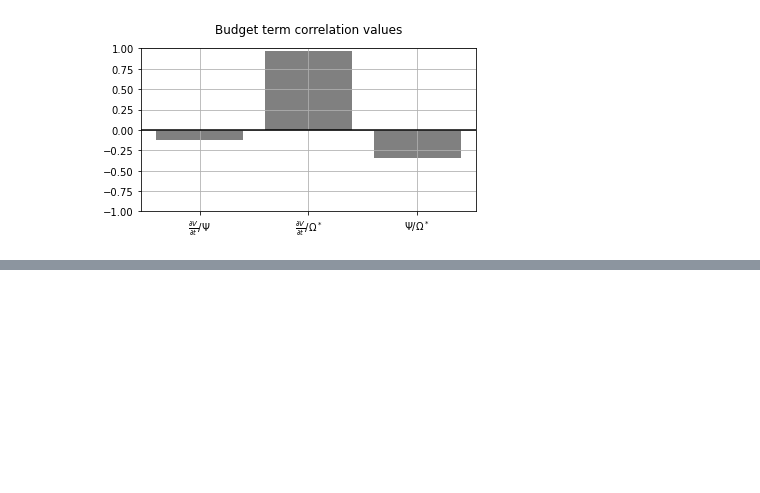
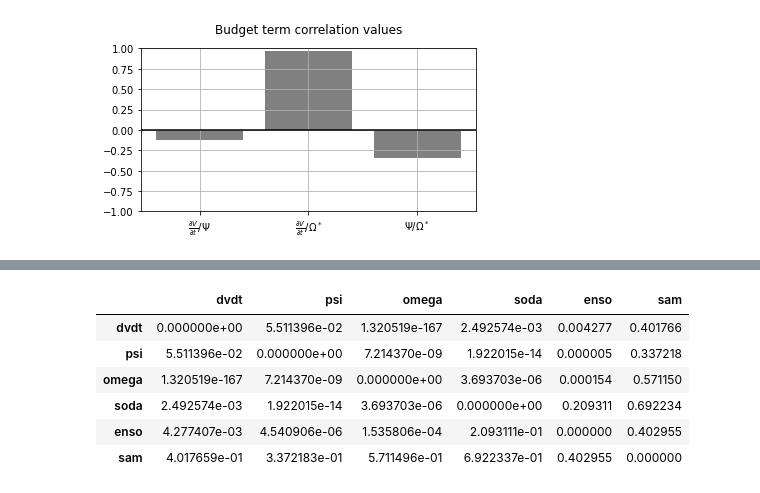
Before and after one commit to ocean-transport/WMT-project, a Jupyter notebook: SODA/figures.ipynb, the cells around one changed output, grey strips where cells are left out. Drawn from its saved outputs; the diff is of its cells as text; code cells hidden in the pictures; blank space fills up the shorter version.

Commit message:
also added p vals and confidence intervals here too

```diff
--- a/SODA/figures.ipynb
+++ b/SODA/figures.ipynb
@@ -1560,0 +1563,25 @@ budget_ind.to_csv('soda_budgt_ind')
+# %%
+from scipy.stats import pearsonr
+import pandas as pd
+omega_indices = pd.read_csv('soda_budgt_ind')
+omega_ind = omega_indices.set_index('time')
+# %%
+corr_omega = omega_ind.corr()
+# %%
+def confidence_matrix(corr_arr, orig_df):
+    """Function to create a matrix populated with Pearson's p-value.
+       Input are the corr_arr: pandas df after running `.corr()` to
+       get output matrix the same shape corr matrices; and orig_df: to drop NaNs since
+       `pearsonr()` cannot run with NaNs in df."""
+
+    conf_matrix = np.empty_like(corr_arr)
+    pearson = orig_df.dropna()
+    for i in np.arange(0,len(orig_df.columns)):
+        for j in np.arange(0,len(orig_df.columns)):
+            conf_matrix[i, j] = pearsonr(pearson.iloc[:, i], pearson.iloc[:, j])[1]
+
+    conf_df = pd.DataFrame(data=conf_matrix)
+    conf_df.columns = corr_arr.columns.values
+    conf_df.index = corr_arr.columns.values
+
+    return(conf_df)
@@ -1560,0 +1628,10 @@ budget_ind.to_csv('soda_budgt_ind')
+# %%
+confidence_matrix(corr_omega, omega_ind)
+# %% [output]
+|  | dvdt | psi | omega | soda | enso | sam |
+| dvdt | 0.000000e+00 | 5.511396e-02 | 1.320519e-167 | 2.492574e-03 | 0.004277 | 0.401766 |
+| psi | 5.511396e-02 | 0.000000e+00 | 7.214370e-09 | 1.922015e-14 | 0.000005 | 0.337218 |
+| omega | 1.320519e-167 | 7.214370e-09 | 0.000000e+00 | 3.693703e-06 | 0.000154 | 0.571150 |
+| soda | 2.492574e-03 | 1.922015e-14 | 3.693703e-06 | 0.000000e+00 | 0.209311 | 0.692234 |
+| enso | 4.277407e-03 | 4.540906e-06 | 1.535806e-04 | 2.093111e-01 | 0.000000 | 0.402955 |
+| sam | 4.017659e-01 | 3.372183e-01 | 5.711496e-01 | 6.922337e-01 | 0.402955 | 0.000000 |
```
Also changed, not shown: parts of 6 cells of this notebook.
